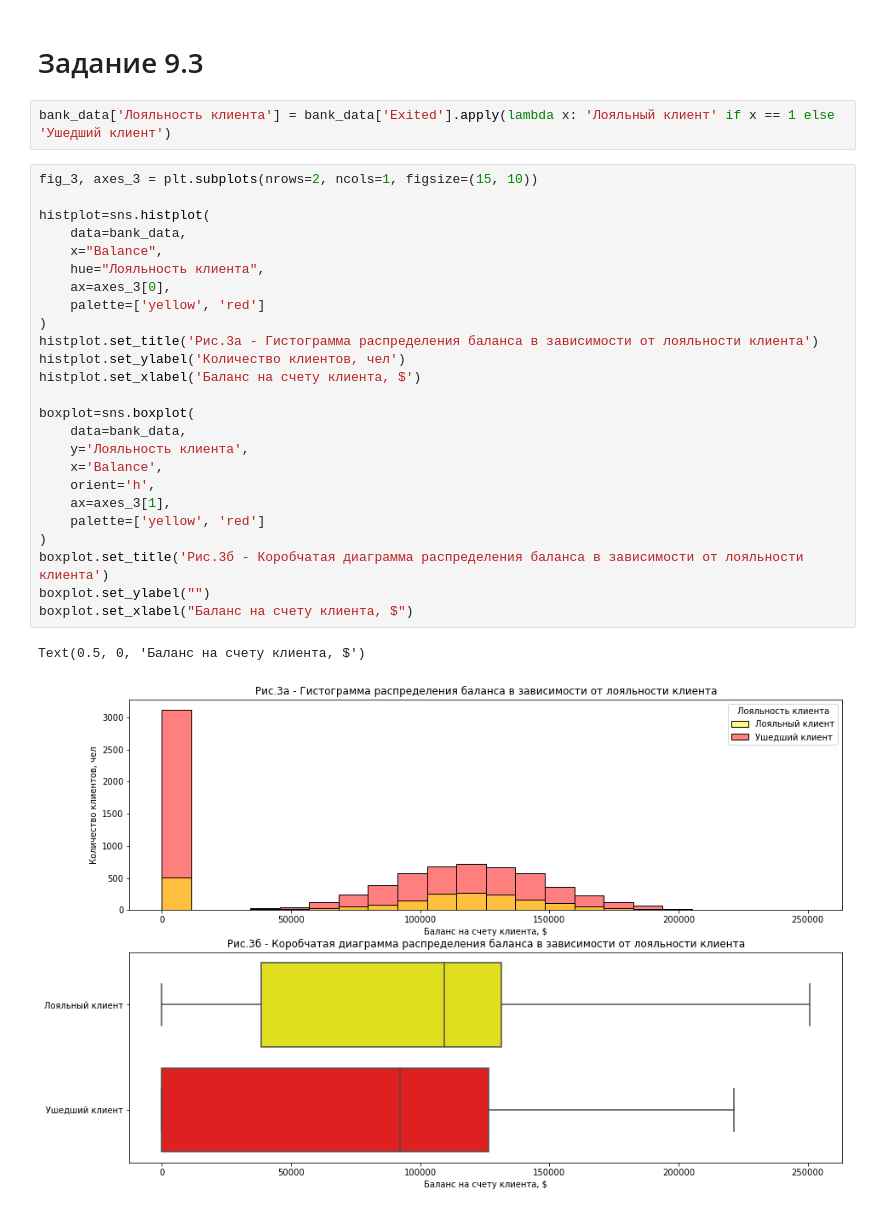
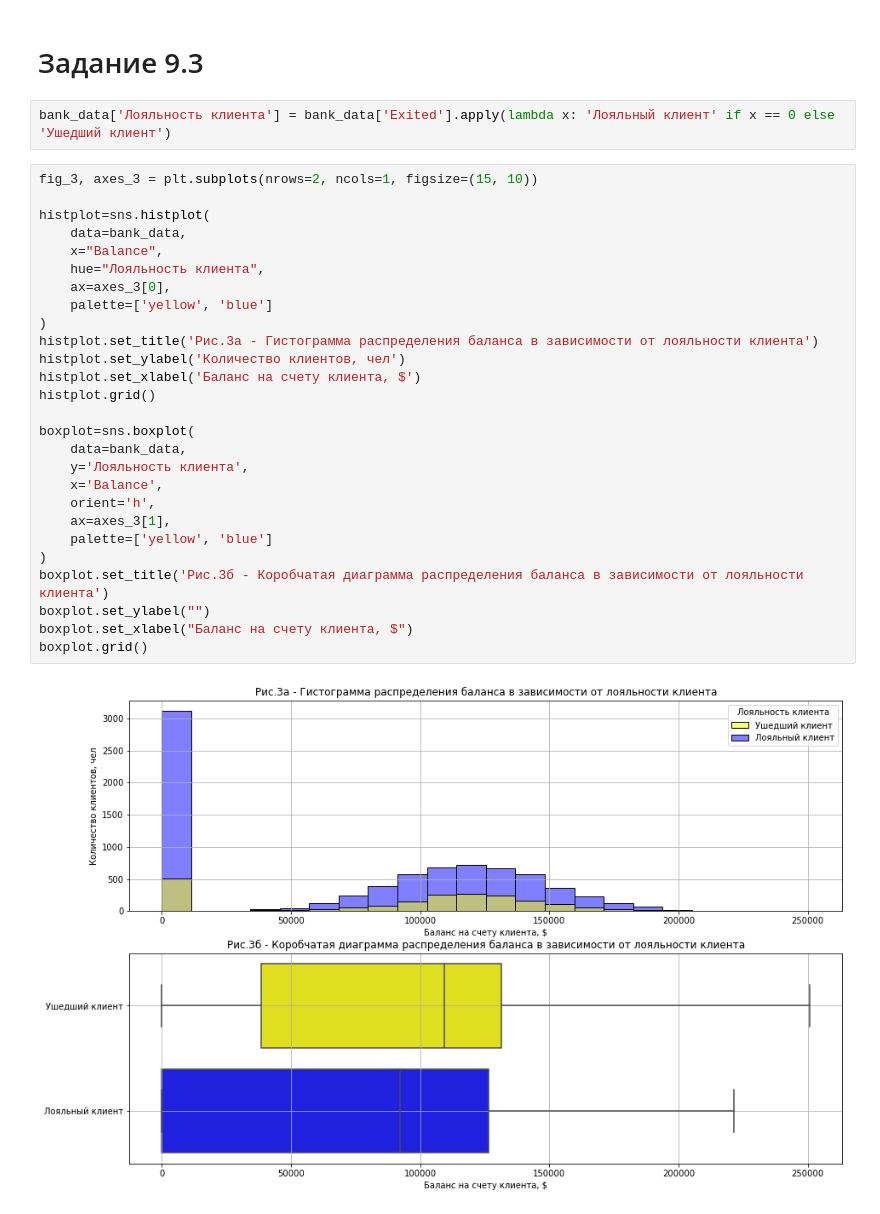
Before and after one commit to ivan-ver/Bank_info, a Jupyter notebook: bank_task.ipynb, the cells around one changed output. Cells and saved outputs as stored; diff of their text form.

```diff
--- a/bank_task.ipynb
+++ b/bank_task.ipynb
@@ -94,32 +120,33 @@ Text(0.5, 0, 'Баланс на счету клиента, $')
 # %% [markdown]
 # Задание 9.3 #
 # %%
-bank_data['Лояльность клиента'] = bank_data['Exited'].apply(lambda x: 'Лояльный клиент' if x == 1 else 'Ушедший клиент')
+bank_data['Лояльность клиента'] = bank_data['Exited'].apply(lambda x: 'Лояльный клиент' if x == 0 else 'Ушедший клиент')
 # %%
 fig_3, axes_3 = plt.subplots(nrows=2, ncols=1, figsize=(15, 10))
 
 histplot=sns.histplot(
     data=bank_data,
     x="Balance",
     hue="Лояльность клиента",
     ax=axes_3[0],
-    palette=['yellow', 'red']
+    palette=['yellow', 'blue']
 )
 histplot.set_title('Рис.3а - Гистограмма распределения баланса в зависимости от лояльности клиента')
 histplot.set_ylabel('Количество клиентов, чел')
 histplot.set_xlabel('Баланс на счету клиента, $')
+histplot.grid()
 
 boxplot=sns.boxplot(
     data=bank_data,
     y='Лояльность клиента',
     x='Balance',
     orient='h',
     ax=axes_3[1],
-    palette=['yellow', 'red']
+    palette=['yellow', 'blue']
 )
 boxplot.set_title('Рис.3б - Коробчатая диаграмма распределения баланса в зависимости от лояльности клиента')
 boxplot.set_ylabel("")
 boxplot.set_xlabel("Баланс на счету клиента, $")
+boxplot.grid()
 # %% [output]
-Text(0.5, 0, 'Баланс на счету клиента, $')
-[figure, old version]
+[figure, new version]
```
Also changed, not shown: parts of 47 cells of this notebook.
